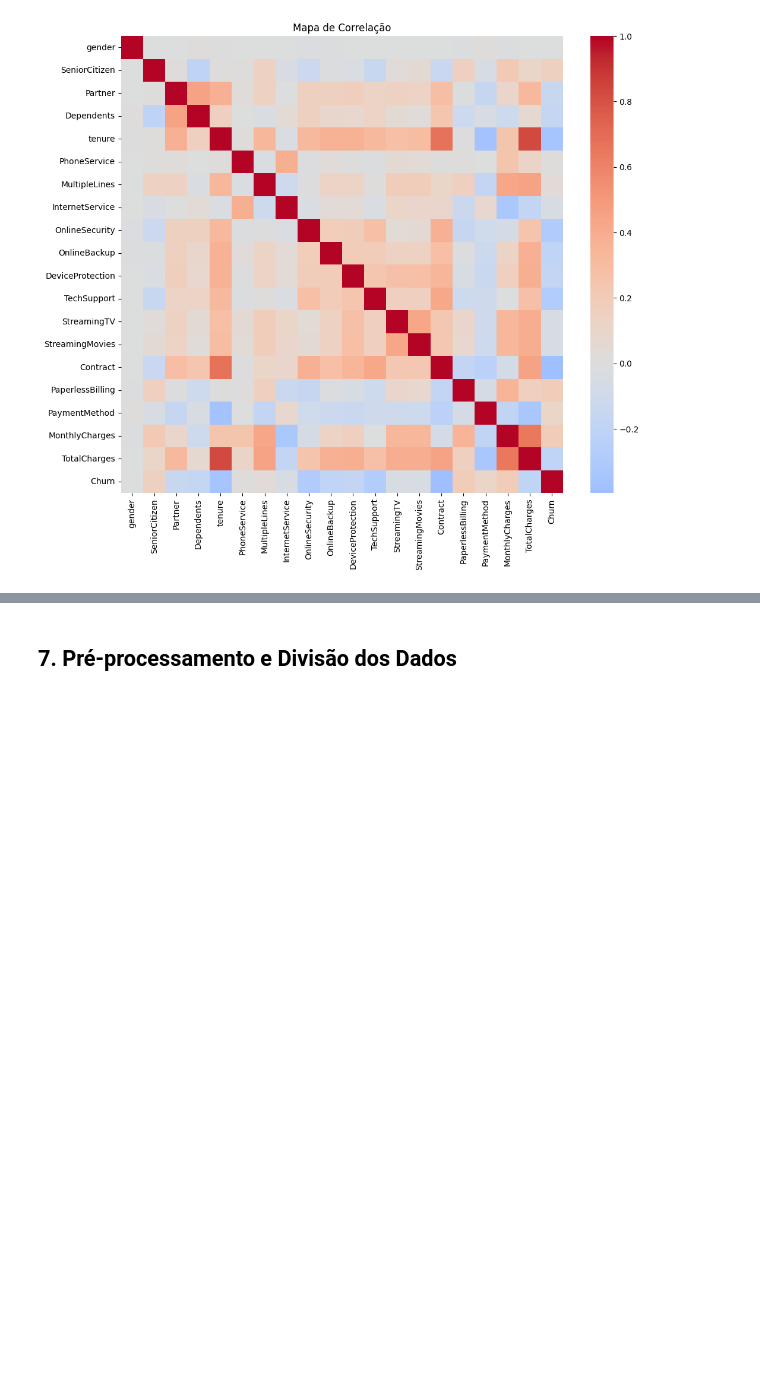
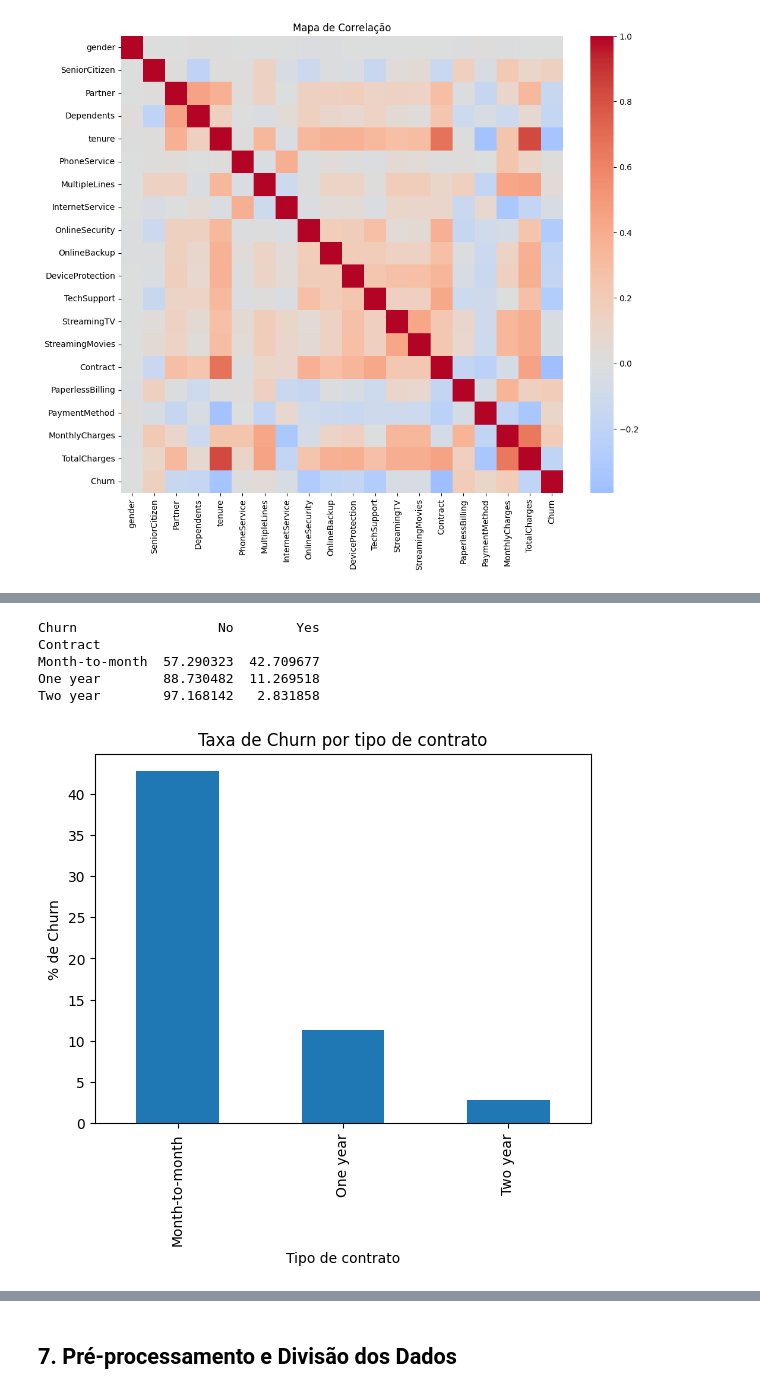
Before and after one commit to deivisontakatu/pos-inteligencia-artificial, a Jupyter notebook: 2 Fundamentos de Machine Learning/Trabalho Final/Customer_Churn_Analysis_Notebook.ipynb, the cells around one changed output, grey strips where cells are left out. Drawn from its saved outputs; the diff is of its cells as text; code cells hidden in the pictures; blank space fills up the shorter version.

```diff
--- a/2 Fundamentos de Machine Learning/Trabalho Final/Customer_Churn_Analysis_Notebook.ipynb
+++ b/2 Fundamentos de Machine Learning/Trabalho Final/Customer_Churn_Analysis_Notebook.ipynb
@@ -39,14 +39,3 @@ from sklearn.tree import DecisionTreeClassifier
 import shap
 # %% [markdown]
 ## 3. Entendendo o Conjunto de Dados
-# %%
-df = pd.read_csv("dataset.csv")
-
-print("Informações do dataset:")
-df.info()
-
-print("\nEstatísticas descritivas:")
-display(df.describe())
-
-print("\nDistribuição da variável alvo (Churn):")
-display(df['Churn'].value_counts(normalize=True))
@@ -165,0 +297,21 @@ plt.show()
+# %%
+#Churn × Tipo de contrato
+# Pergunta: contratos mês a mês têm maior churn que contratos anuais/bienais?
+
+tab_contract = pd.crosstab(df['Contract'], df['Churn'], normalize='index') * 100
+print(tab_contract)
+
+tab_contract['Yes'].plot(kind='bar') # Changed '1' to 'Yes'
+plt.ylabel('% de Churn')
+plt.xlabel('Tipo de contrato')
+plt.title('Taxa de Churn por tipo de contrato')
+plt.show()
+
+#Com esse gráfico, podemos concluir o tipo de contrato 0, que é mensal, tem mais Churn que  contrato 1 (anual) e do que o 2 (bianual).
+# %% [output]
+Churn                  No        Yes
+Contract
+Month-to-month  57.290323  42.709677
+One year        88.730482  11.269518
+Two year        97.168142   2.831858
+[figure, added]
```
Also changed, not shown: parts of 22 cells of this notebook.
